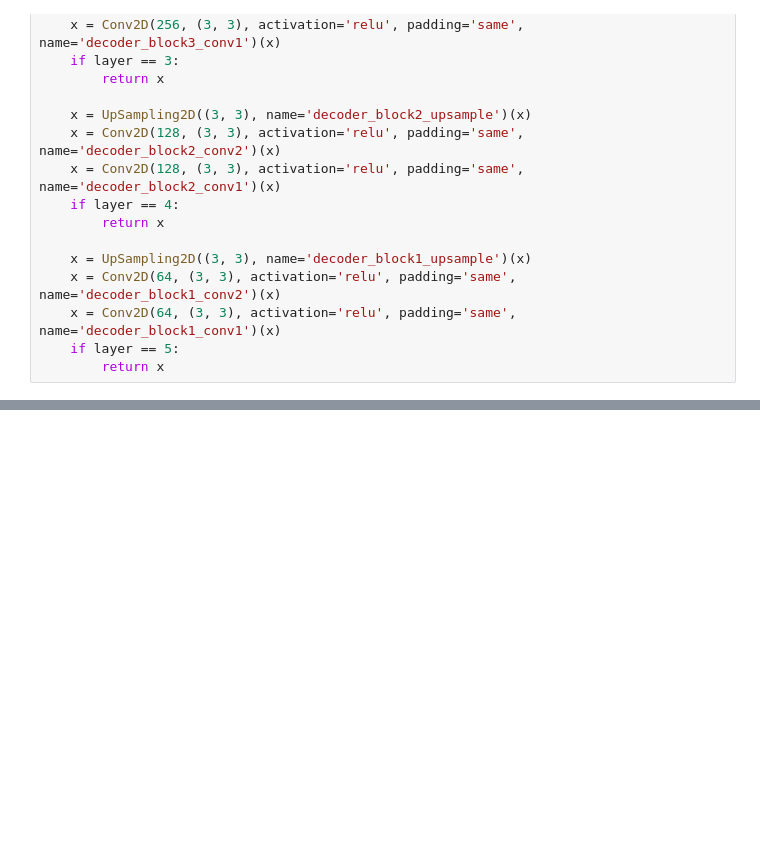
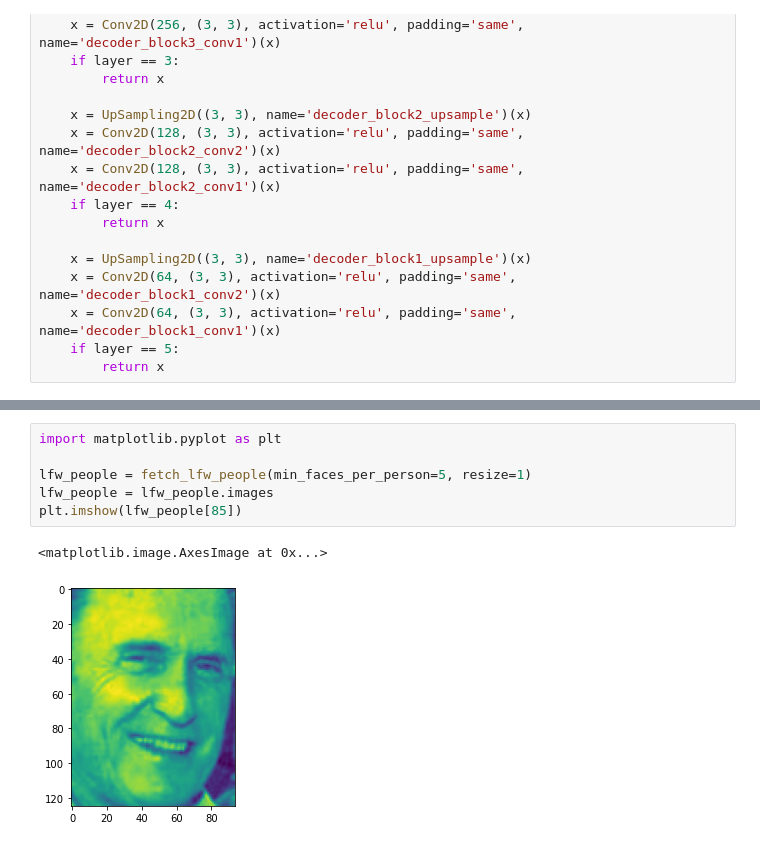
Before and after one commit to stevenjohnlarsen/StyleTransfer, a Jupyter notebook: Style Transfer Notebook .ipynb, the cells around one changed output, grey strips where cells are left out. Cells and saved outputs as stored; diff of their text form; blank space fills up the shorter version.

```diff
--- a/Style Transfer Notebook .ipynb
+++ b/Style Transfer Notebook .ipynb
@@ -81,0 +275,9 @@ def decoder_layers(inputs, layer):
+# %%
+import matplotlib.pyplot as plt
+
+lfw_people = fetch_lfw_people(min_faces_per_person=5, resize=1)
+lfw_people = lfw_people.images
+plt.imshow(lfw_people[85])
+# %% [output]
+<matplotlib.image.AxesImage at 0x...>
+[figure, added]
```
Also changed, not shown: parts of 9 cells of this notebook, 1 other file.
